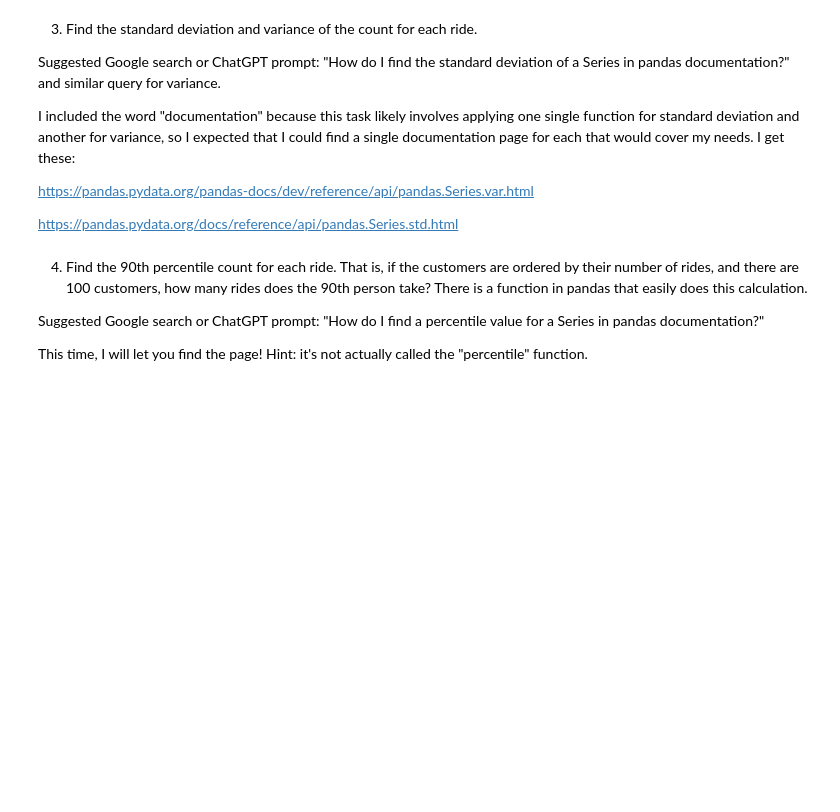
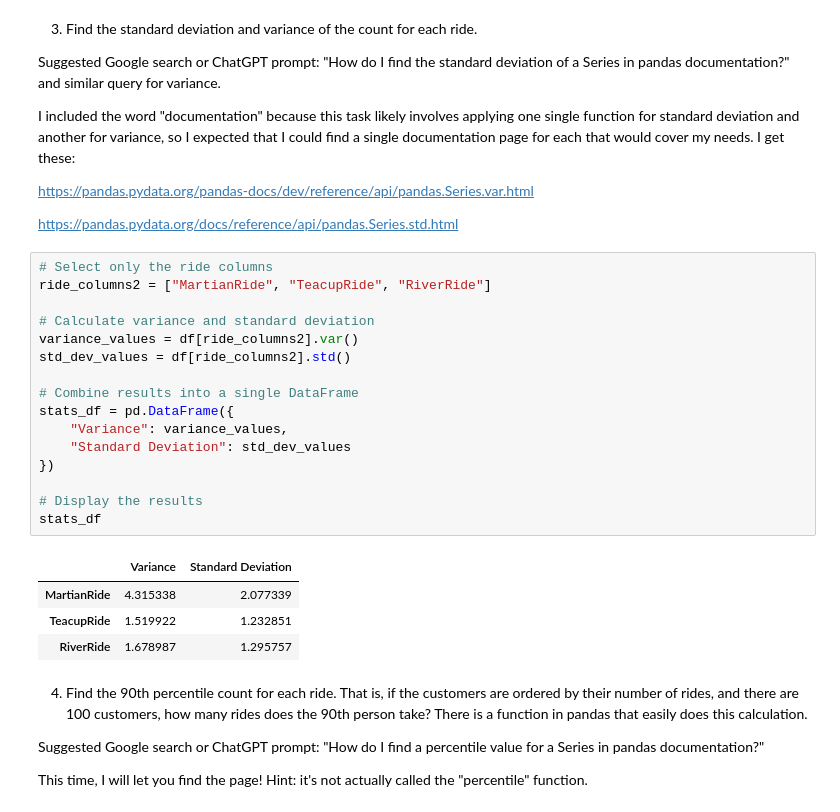
Before and after one commit to tbeerio/AI-For-Leaders, a Jupyter notebook: OMDS-ModB2-Week3-Beer-Tim.ipynb, the cells around one changed output. Drawn from its saved outputs; the diff is of its cells as text; blank space fills up the shorter version.

```diff
--- a/OMDS-ModB2-Week3-Beer-Tim.ipynb
+++ b/OMDS-ModB2-Week3-Beer-Tim.ipynb
@@ -216,6 +270,27 @@ I included the word "documentation" because this task likely involves applying o
 https://pandas.pydata.org/pandas-docs/dev/reference/api/pandas.Series.var.html
 
 https://pandas.pydata.org/docs/reference/api/pandas.Series.std.html
+# %%
+# Select only the ride columns
+ride_columns2 = ["MartianRide", "TeacupRide", "RiverRide"]
+
+# Calculate variance and standard deviation
+variance_values = df[ride_columns2].var()
+std_dev_values = df[ride_columns2].std()
+
+# Combine results into a single DataFrame
+stats_df = pd.DataFrame({
+    "Variance": variance_values,
+    "Standard Deviation": std_dev_values
+})
+
+# Display the results
+stats_df
+# %% [output]
+|  | Variance | Standard Deviation |
+| MartianRide | 4.315338 | 2.077339 |
+| TeacupRide | 1.519922 | 1.232851 |
+| RiverRide | 1.678987 | 1.295757 |
 # %% [markdown]
 4. Find the 90th percentile count for each ride.  That is, if the customers are ordered by their number of rides, and there are 100 customers, how many rides does the 90th person take?  There is a function in pandas that easily does this calculation.
 
```
Also changed, not shown: parts of 2 cells of this notebook.
